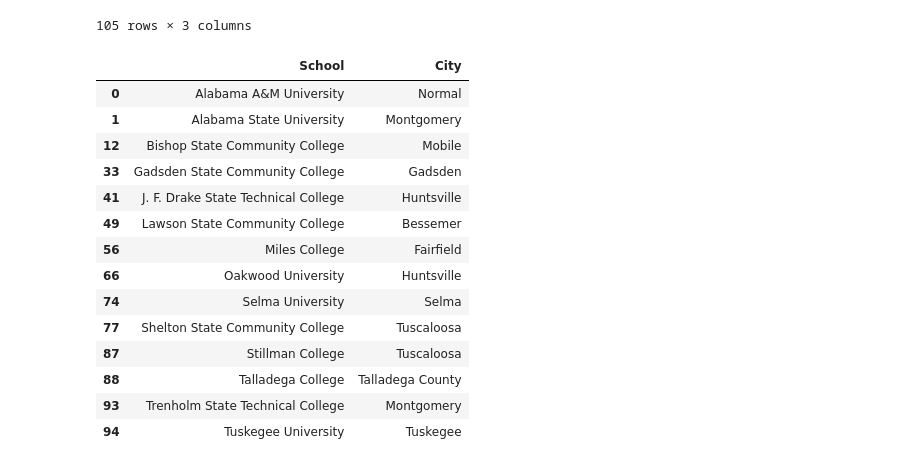
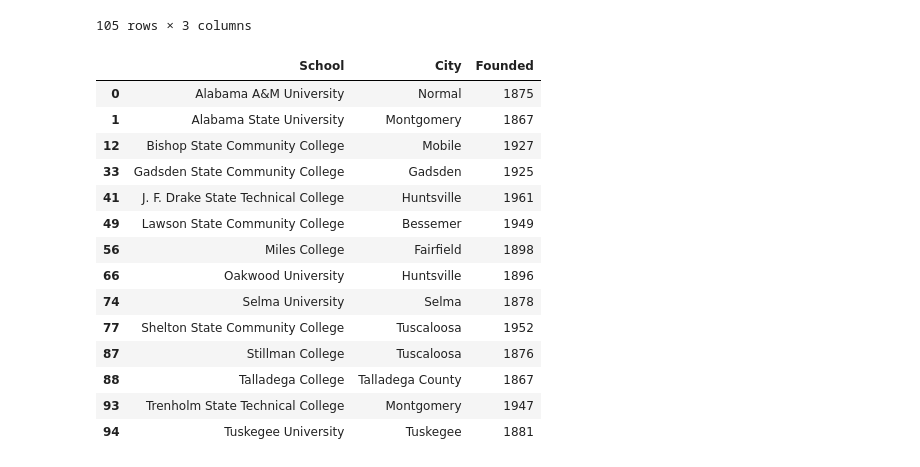
Before and after one commit to vinthefantastic1/pandas_information, a Jupyter notebook: HBCU-Copy1.ipynb, the cells around one changed output. Drawn from its saved outputs; the diff is of its cells as text; code cells hidden in the pictures.

```diff
--- a/HBCU-Copy1.ipynb
+++ b/HBCU-Copy1.ipynb
@@ -347,21 +351,21 @@ df_HBCU[["School","State/Territory","Founded"]]
 # %%
 # for HBCU's in Alabama, show the HBCU school name and city
 pd.set_option('display.max_rows', None)
-df3 = df_HBCU.loc[df_HBCU["State/Territory"] == "Alabama", ["School","City"]]
+df3 = df_HBCU.loc[df_HBCU["State/Territory"] == "Alabama", ["School","City",'Founded']]
 df3
 # %% [output]
-|  | School | City |
-| 0 | Alabama A&M University | Normal |
-| 1 | Alabama State University | Montgomery |
-| 12 | Bishop State Community College | Mobile |
-| 33 | Gadsden State Community College | Gadsden |
-| 41 | J. F. Drake State Technical College | Huntsville |
-| 49 | Lawson State Community College | Bessemer |
-| 56 | Miles College | Fairfield |
-| 66 | Oakwood University | Huntsville |
-| 74 | Selma University | Selma |
-| 77 | Shelton State Community College | Tuscaloosa |
-| 87 | Stillman College | Tuscaloosa |
-| 88 | Talladega College | Talladega County |
-| 93 | Trenholm State Technical College | Montgomery |
-| 94 | Tuskegee University | Tuskegee |
+|  | School | City | Founded |
+| 0 | Alabama A&M University | Normal | 1875 |
+| 1 | Alabama State University | Montgomery | 1867 |
+| 12 | Bishop State Community College | Mobile | 1927 |
+| 33 | Gadsden State Community College | Gadsden | 1925 |
+| 41 | J. F. Drake State Technical College | Huntsville | 1961 |
+| 49 | Lawson State Community College | Bessemer | 1949 |
+| 56 | Miles College | Fairfield | 1898 |
+| 66 | Oakwood University | Huntsville | 1896 |
+| 74 | Selma University | Selma | 1878 |
+| 77 | Shelton State Community College | Tuscaloosa | 1952 |
+| 87 | Stillman College | Tuscaloosa | 1876 |
+| 88 | Talladega College | Talladega County | 1867 |
+| 93 | Trenholm State Technical College | Montgomery | 1947 |
+| 94 | Tuskegee University | Tuskegee | 1881 |
```
Also changed, not shown: parts of 3 cells of this notebook.
